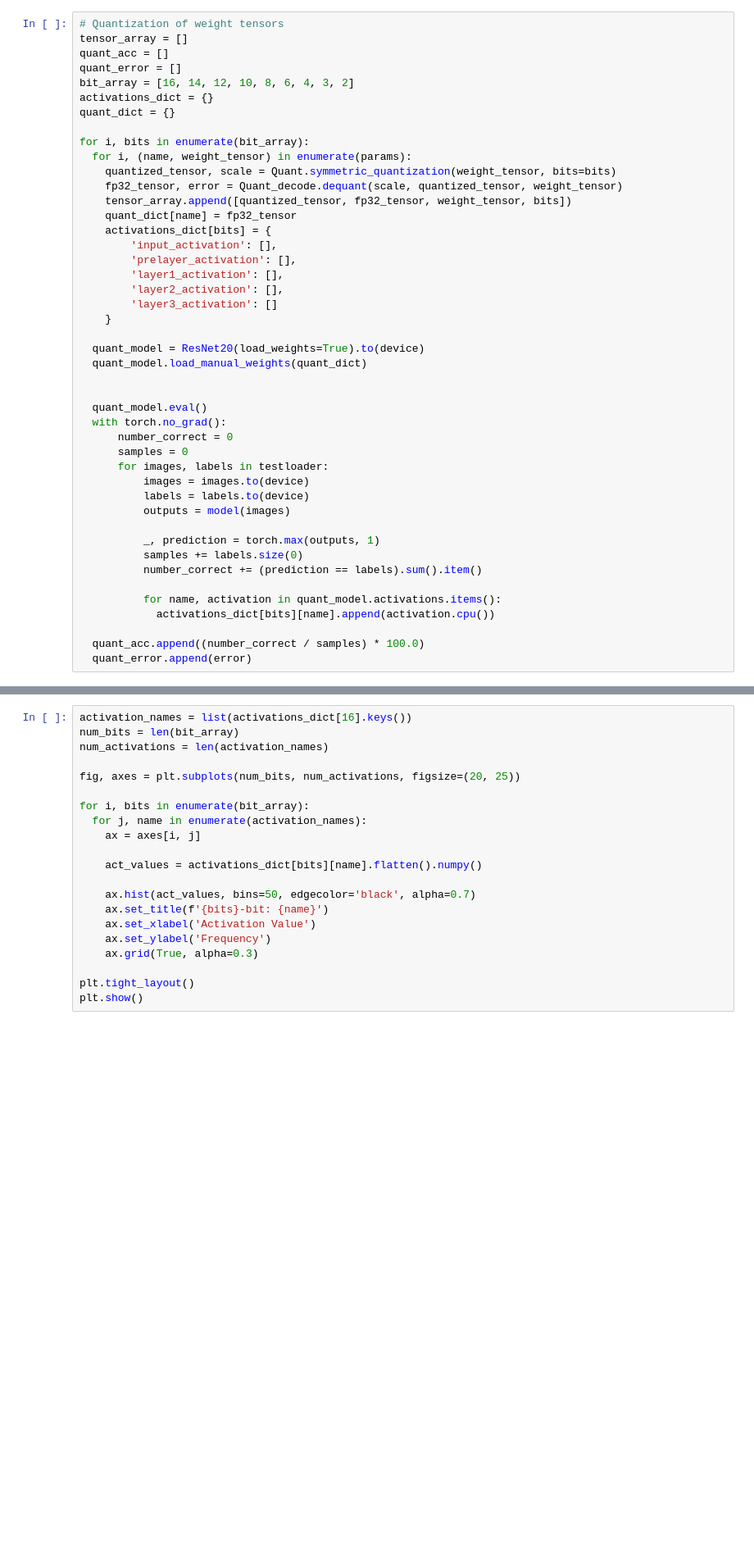
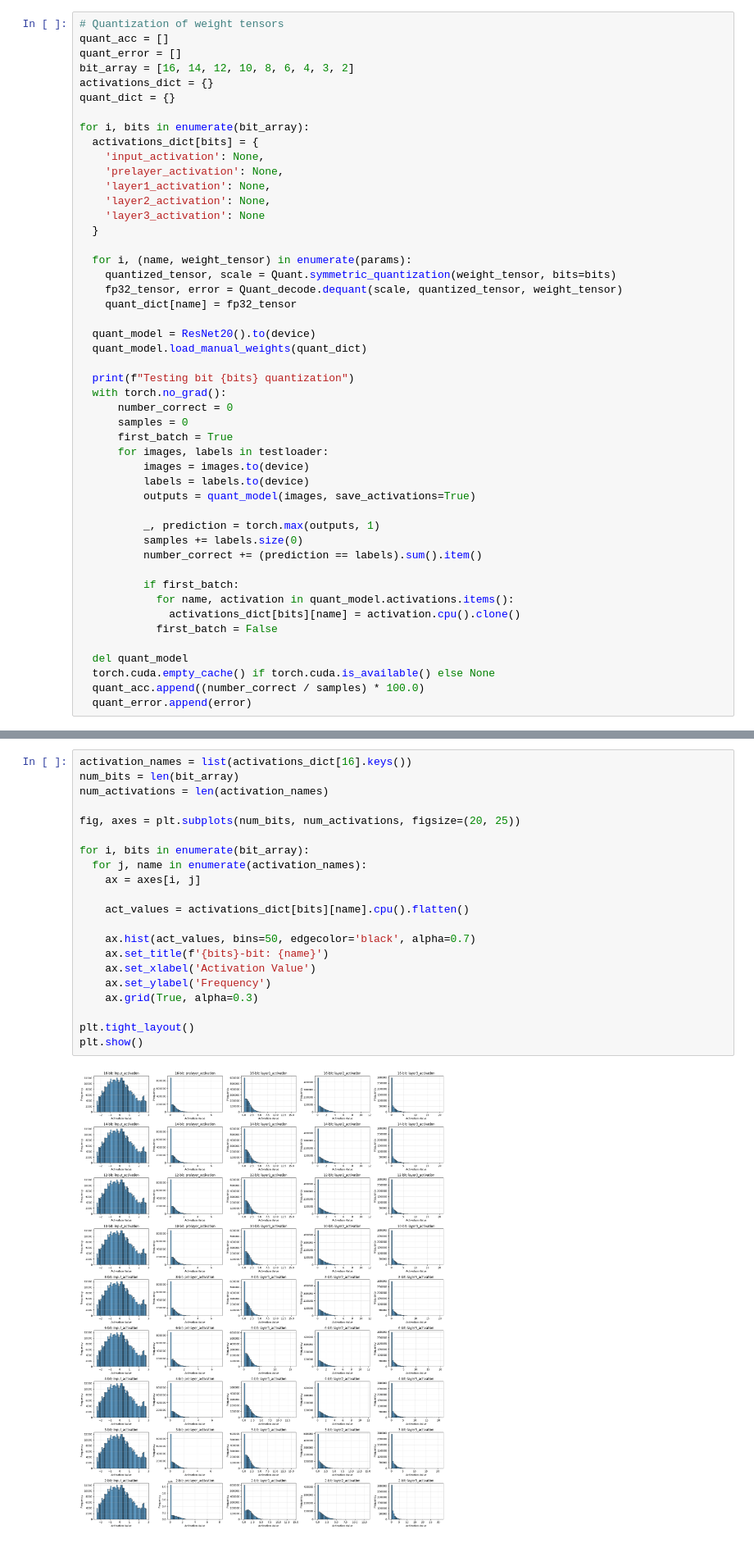
Before and after one commit to ckeegan12/Resnet20, a Jupyter notebook: lib/CNN/main.ipynb, the cells around one changed output, grey strips where cells are left out. Shown at 82% size. Saved outputs shown, nothing was run; the diff lists cells and outputs as text; blank space fills up the shorter version.

```diff
--- a/lib/CNN/main.ipynb
+++ b/lib/CNN/main.ipynb
@@ -153,6 +155,5 @@ plt.show()
 # %%
 # Quantization of weight tensors
-tensor_array = []
 quant_acc = []
 quant_error = []
 bit_array = [16, 14, 12, 10, 8, 6, 4, 3, 2]
@@ -160,39 +161,43 @@ activations_dict = {}
 quant_dict = {}
 
 for i, bits in enumerate(bit_array):
+  activations_dict[bits] = {
+    'input_activation': None,
+    'prelayer_activation': None,
+    'layer1_activation': None,
+    'layer2_activation': None,
+    'layer3_activation': None
+  }
+
   for i, (name, weight_tensor) in enumerate(params):
     quantized_tensor, scale = Quant.symmetric_quantization(weight_tensor, bits=bits)
     fp32_tensor, error = Quant_decode.dequant(scale, quantized_tensor, weight_tensor)
-    tensor_array.append([quantized_tensor, fp32_tensor, weight_tensor, bits])
     quant_dict[name] = fp32_tensor
-    activations_dict[bits] = {
-        'input_activation': [],
-        'prelayer_activation': [],
-        'layer1_activation': [],
-        'layer2_activation': [],
-        'layer3_activation': []
-    }
 
-  quant_model = ResNet20(load_weights=True).to(device)
+  quant_model = ResNet20().to(device)
   quant_model.load_manual_weights(quant_dict)
 
-
-  quant_model.eval()
+  print(f"Testing bit {bits} quantization")
   with torch.no_grad():
       number_correct = 0
       samples = 0
+      first_batch = True
       for images, labels in testloader:
           images = images.to(device)
           labels = labels.to(device)
-          outputs = model(images)
+          outputs = quant_model(images, save_activations=True)
 
           _, prediction = torch.max(outputs, 1)
           samples += labels.size(0)
           number_correct += (prediction == labels).sum().item()
 
-          for name, activation in quant_model.activations.items():
-            activations_dict[bits][name].append(activation.cpu())
+          if first_batch:
+            for name, activation in quant_model.activations.items():
+              activations_dict[bits][name] = activation.cpu().clone()
+            first_batch = False
 
+  del quant_model
+  torch.cuda.empty_cache() if torch.cuda.is_available() else None
   quant_acc.append((number_correct / samples) * 100.0)
   quant_error.append(error)
 # %% [output]
@@ -200,24 +213,26 @@ NameError: name 'params' is not defined
 # %%
 activation_names = list(activations_dict[16].keys())
 num_bits = len(bit_array)
 num_activations = len(activation_names)
 
 fig, axes = plt.subplots(num_bits, num_activations, figsize=(20, 25))
 
 for i, bits in enumerate(bit_array):
   for j, name in enumerate(activation_names):
     ax = axes[i, j]
 
-    act_values = activations_dict[bits][name].flatten().numpy()
+    act_values = activations_dict[bits][name].cpu().flatten()
 
     ax.hist(act_values, bins=50, edgecolor='black', alpha=0.7)
     ax.set_title(f'{bits}-bit: {name}')
     ax.set_xlabel('Activation Value')
     ax.set_ylabel('Frequency')
     ax.grid(True, alpha=0.3)
 
 plt.tight_layout()
 plt.show()
+# %% [output]
+[figure, added]
 # %%
 fig, ax = plt.subplots(figsize=(10, 6))
 
```
Also changed, not shown: parts of 7 cells of this notebook, 2 other files.
